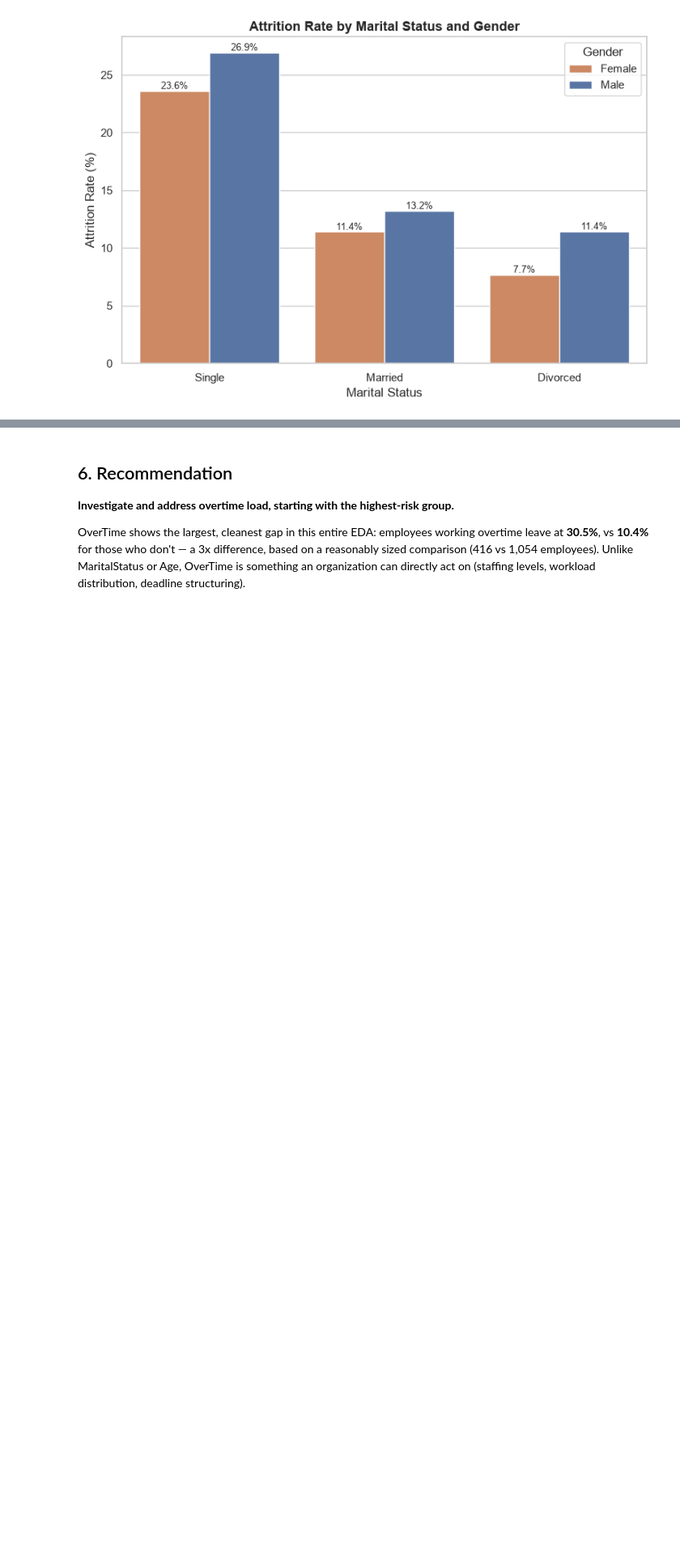
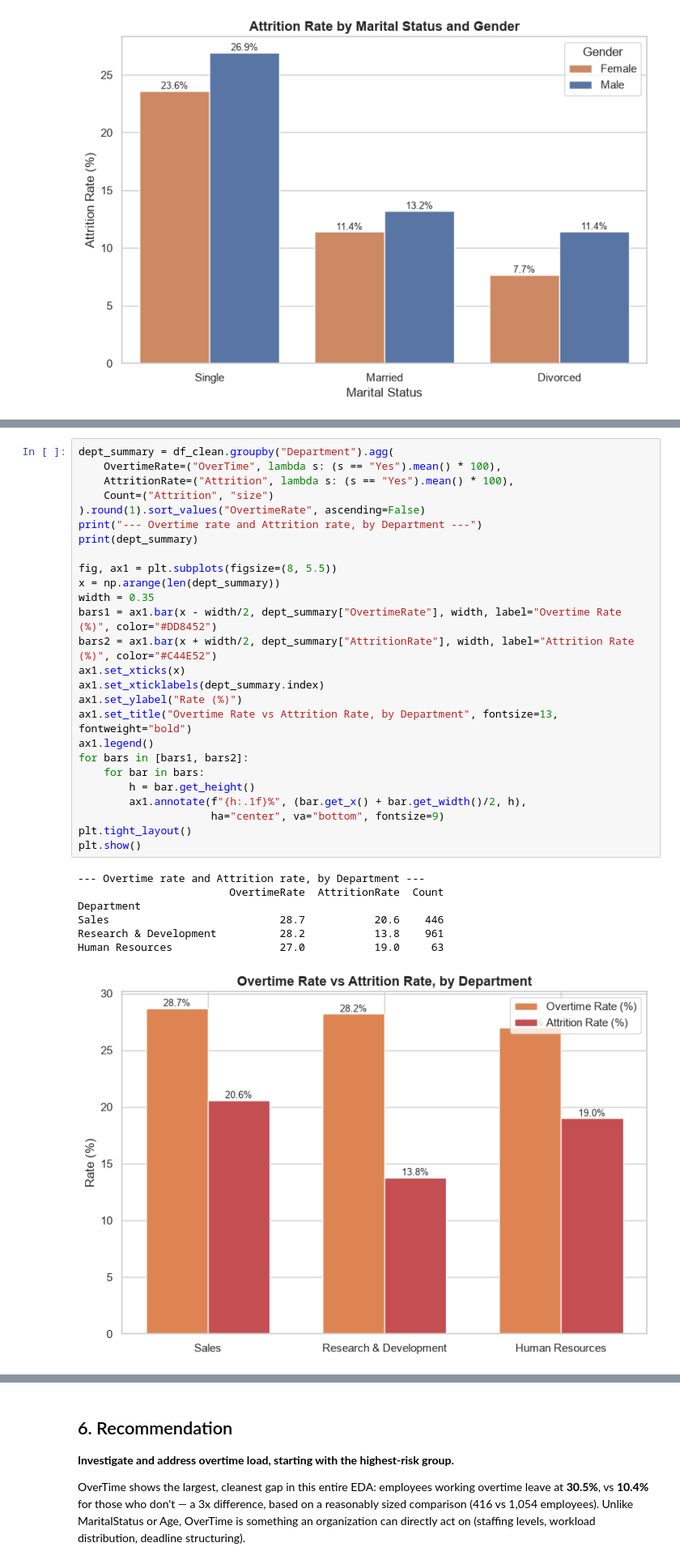
Before and after one commit to Kimberlywangari/eda-in-data-science, a Jupyter notebook: notebooks/eda.ipynb, the cells around one changed output, grey strips where cells are left out. Shown at 81% size. Drawn from its saved outputs; the diff is of its cells as text; blank space fills up the shorter version.

Commit message:
changes made after adding analysis of correlation of overtime, department and attrition

```diff
--- a/notebooks/eda.ipynb
+++ b/notebooks/eda.ipynb
@@ -627,3 +635,37 @@ MaritalStatus Gender  AttritionRate  Count
+# %%
+dept_summary = df_clean.groupby("Department").agg(
+    OvertimeRate=("OverTime", lambda s: (s == "Yes").mean() * 100),
+    AttritionRate=("Attrition", lambda s: (s == "Yes").mean() * 100),
+    Count=("Attrition", "size")
+).round(1).sort_values("OvertimeRate", ascending=False)
+print("--- Overtime rate and Attrition rate, by Department ---")
+print(dept_summary)
+
+fig, ax1 = plt.subplots(figsize=(8, 5.5))
+x = np.arange(len(dept_summary))
+width = 0.35
+bars1 = ax1.bar(x - width/2, dept_summary["OvertimeRate"], width, label="Overtime Rate (%)", color="#DD8452")
+bars2 = ax1.bar(x + width/2, dept_summary["AttritionRate"], width, label="Attrition Rate (%)", color="#C44E52")
+ax1.set_xticks(x)
+ax1.set_xticklabels(dept_summary.index)
+ax1.set_ylabel("Rate (%)")
+ax1.set_title("Overtime Rate vs Attrition Rate, by Department", fontsize=13, fontweight="bold")
+ax1.legend()
+for bars in [bars1, bars2]:
+    for bar in bars:
+        h = bar.get_height()
+        ax1.annotate(f"{h:.1f}%", (bar.get_x() + bar.get_width()/2, h),
+                     ha="center", va="bottom", fontsize=9)
+plt.tight_layout()
+plt.show()
+# %% [output]
+--- Overtime rate and Attrition rate, by Department ---
+                        OvertimeRate  AttritionRate  Count
+Department
+Sales                           28.7           20.6    446
+Research & Development          28.2           13.8    961
+Human Resources                 27.0           19.0     63
+[figure, added]
 # %% [markdown]
 ## 4. Key Findings
 
```
Also changed, not shown: parts of 2 cells of this notebook, 2 other files.
